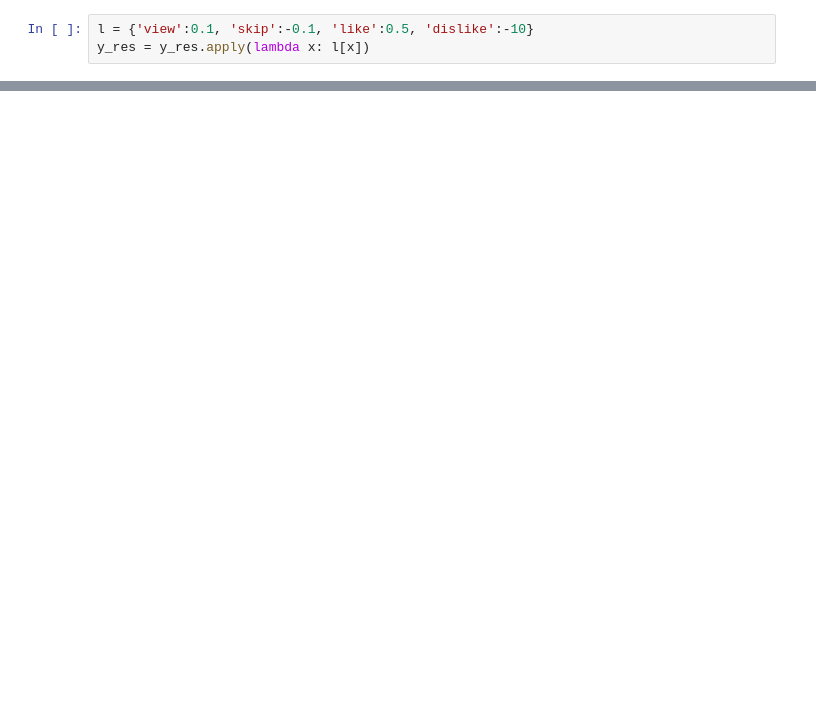
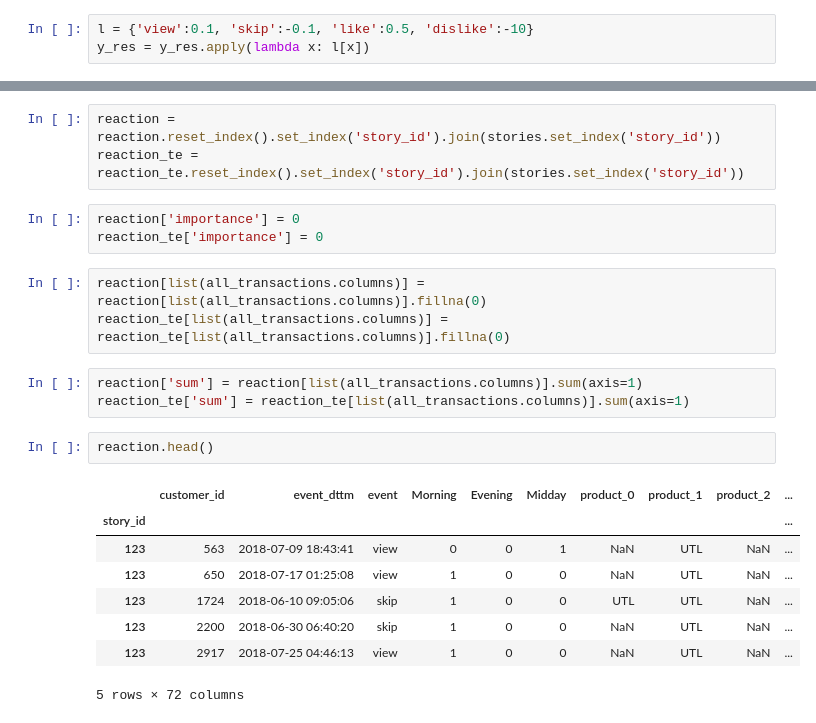
Before and after one commit to karmazyak/Tinkoff_McKinsey, a Jupyter notebook: Preprocessing.ipynb, the cells around one changed output, grey strips where cells are left out. Saved outputs shown, nothing was run; the diff lists cells and outputs as text; blank space fills up the shorter version.

```diff
--- a/Preprocessing.ipynb
+++ b/Preprocessing.ipynb
@@ -330,0 +461,23 @@ best = fmin(fn = objective, space = space, algo = tpe.suggest,
+# %%
+reaction = reaction.reset_index().set_index('story_id').join(stories.set_index('story_id'))
+reaction_te = reaction_te.reset_index().set_index('story_id').join(stories.set_index('story_id'))
+# %%
+reaction['importance'] = 0
+reaction_te['importance'] = 0
+# %%
+reaction[list(all_transactions.columns)] = reaction[list(all_transactions.columns)].fillna(0)
+reaction_te[list(all_transactions.columns)] = reaction_te[list(all_transactions.columns)].fillna(0)
+# %%
+reaction['sum'] = reaction[list(all_transactions.columns)].sum(axis=1)
+reaction_te['sum'] = reaction_te[list(all_transactions.columns)].sum(axis=1)
+# %%
+reaction.head()
+# %% [output]
+|  | customer_id | event_dttm | event | Morning | Evening | Midday | product_0 | product_1 | product_2 | ... |
+| story_id |  |  |  |  |  |  |  |  |  | ... |
+| 123 | 563 | 2018-07-09 18:43:41 | view | 0 | 0 | 1 | NaN | UTL | NaN | ... |
+| 123 | 650 | 2018-07-17 01:25:08 | view | 1 | 0 | 0 | NaN | UTL | NaN | ... |
+| 123 | 1724 | 2018-06-10 09:05:06 | skip | 1 | 0 | 0 | UTL | UTL | NaN | ... |
+| 123 | 2200 | 2018-06-30 06:40:20 | skip | 1 | 0 | 0 | NaN | UTL | NaN | ... |
+| 123 | 2917 | 2018-07-25 04:46:13 | view | 1 | 0 | 0 | NaN | UTL | NaN | ... |
+5 rows × 72 columns
```
Also changed, not shown: parts of 54 cells of this notebook, 16 other files.
